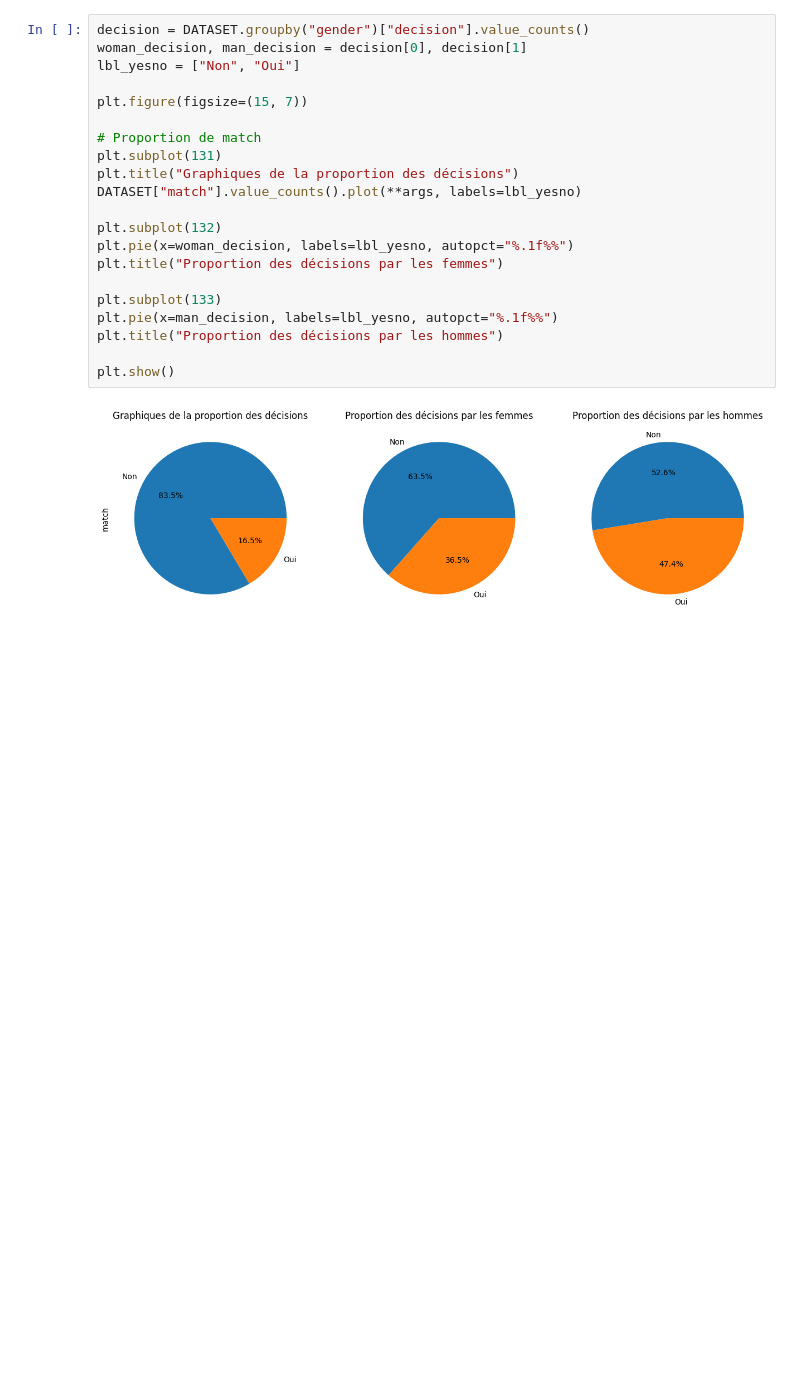
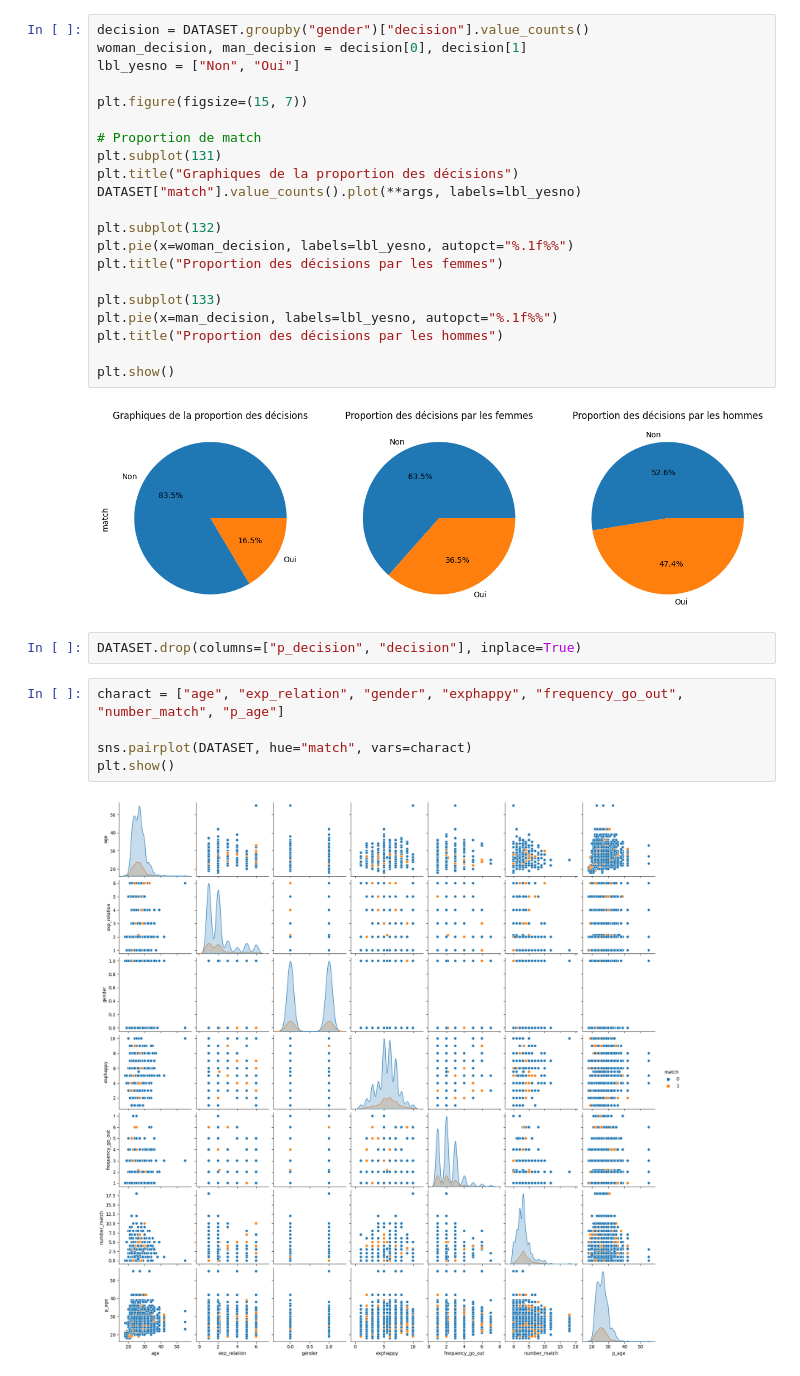
Before and after one commit to B-Manitas/Speed-Dating, a Jupyter notebook: notebook/visualization.ipynb, the cells around one changed output. Drawn from its saved outputs; the diff is of its cells as text; blank space fills up the shorter version.

```diff
--- a/notebook/visualization.ipynb
+++ b/notebook/visualization.ipynb
@@ -97,3 +98,12 @@ plt.title("Proportion des décisions par les hommes")
 plt.show()
 # %% [output]
 [figure]
+# %%
+DATASET.drop(columns=["p_decision", "decision"], inplace=True)
+# %%
+charact = ["age", "exp_relation", "gender", "exphappy", "frequency_go_out", "number_match", "p_age"]
+
+sns.pairplot(DATASET, hue="match", vars=charact)
+plt.show()
+# %% [output]
+[figure, added]
```
Also changed, not shown: parts of 2 cells of this notebook, 2 other files.
